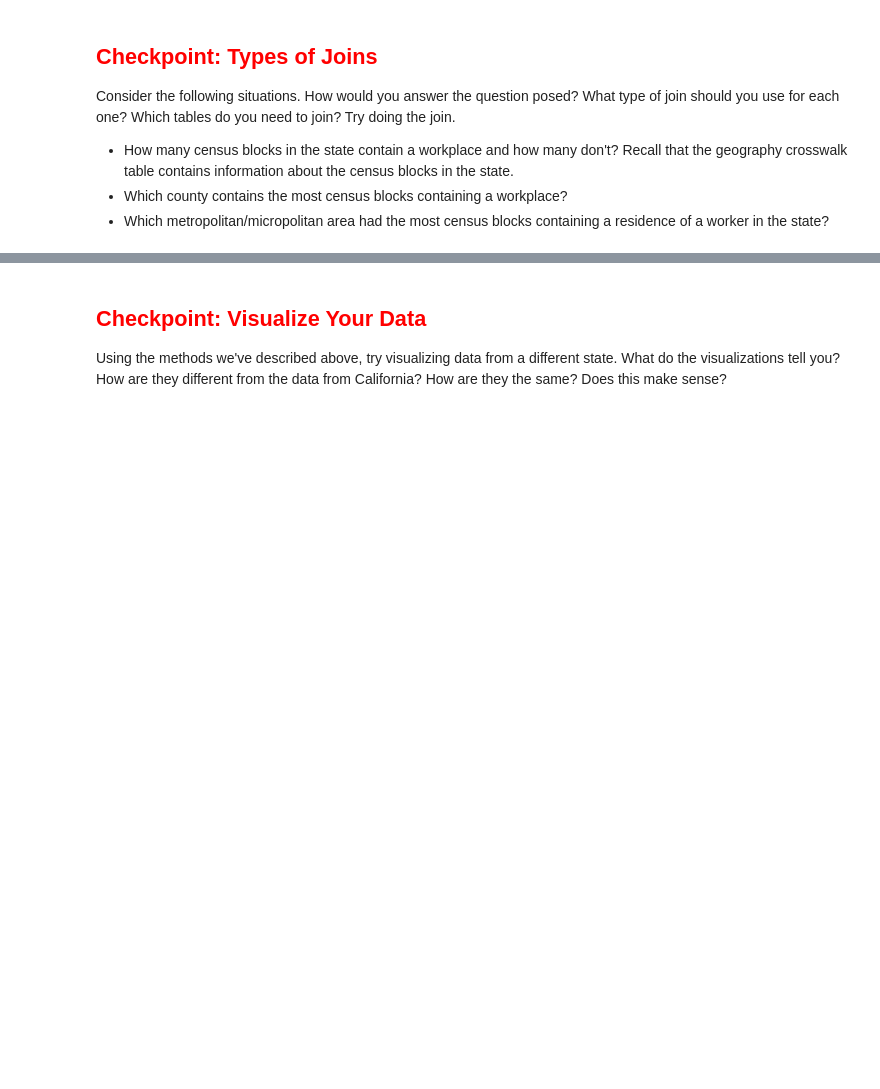
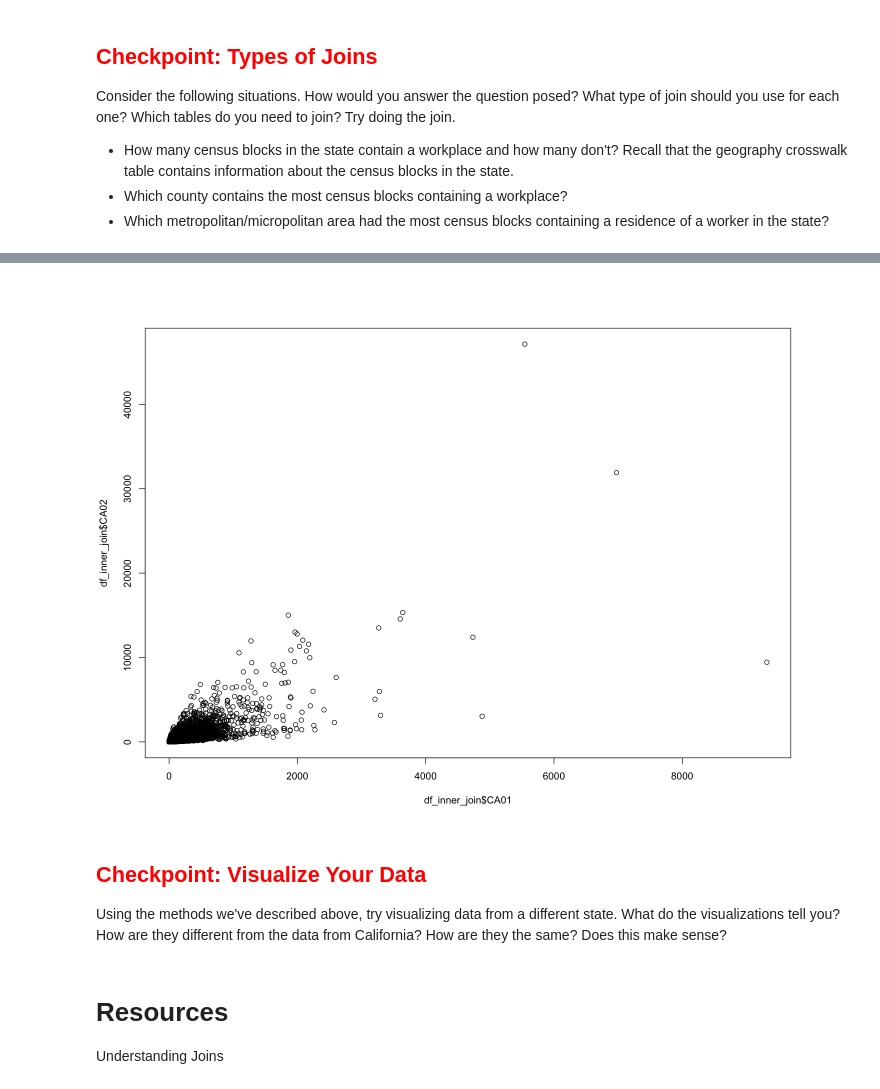
Before and after one commit to Jedelmann90/ada-intro-r, a Jupyter notebook: new R-2.ipynb, the cells around one changed output, grey strips where cells are left out. Saved outputs shown, nothing was run; the diff lists cells and outputs as text; code cells hidden in the pictures; blank space fills up the shorter version.

```diff
--- a/new R-2.ipynb
+++ b/new R-2.ipynb
@@ -119,0 +162,5 @@ Left join is the most commonly used join. You use this whenever you add addition
+# %%
+df_inner_join <- inner_join(ca_xwalk, ca_wac_2015, by = c("tabblk2010" = "w_geocode")) %>%
+    select (tabblk2010, C000, CA01, CA02, CA03, ctyname, cbsaname)
+
+head(df_inner_join)
@@ -239,4 +426,11 @@ qplot(total_jobs_prop$prop, total_jobs_prop$ctyname)
+# %%
+plot(df_inner_join$CA01, df_inner_join$CA02)
+# %% [output]
+[figure, added]
 # %% [markdown]
 ## <span style="color:red">Checkpoint: Visualize Your Data</span>
 
 Using the methods we've described above, try visualizing data from a different state. What do the visualizations tell you? How are they different from the data from California? How are they the same? Does this make sense?
+# %% [markdown]
+# Resources
+Understanding Joins
```
Also changed, not shown: parts of 39 cells of this notebook.
